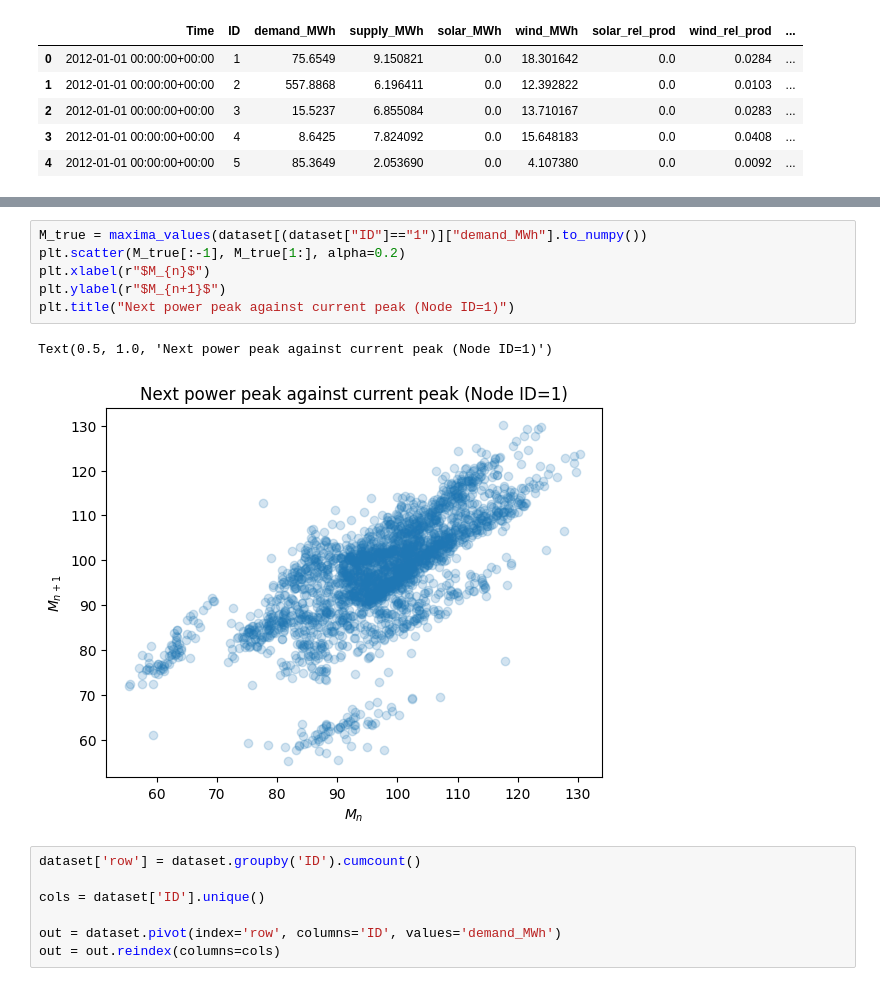
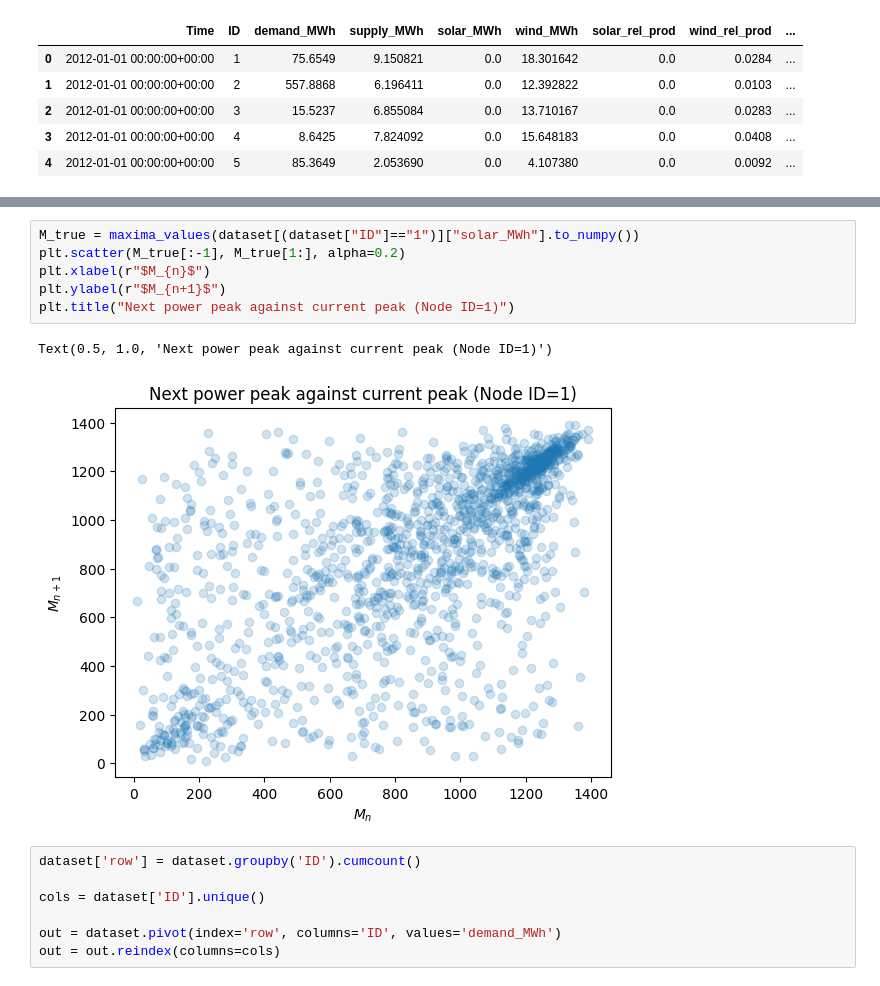
Before and after one commit to PatrickhCahill/jamboree2026, a Jupyter notebook: read-data.ipynb, the cells around one changed output, grey strips where cells are left out. Cells and saved outputs as stored; diff of their text form.

```diff
--- a/read-data.ipynb
+++ b/read-data.ipynb
@@ -30,12 +42,12 @@ def maxima_values(series):
 # %%
-M_true = maxima_values(dataset[(dataset["ID"]=="1")]["demand_MWh"].to_numpy())
+M_true = maxima_values(dataset[(dataset["ID"]=="1")]["solar_MWh"].to_numpy())
 plt.scatter(M_true[:-1], M_true[1:], alpha=0.2)
 plt.xlabel(r"$M_{n}$")
 plt.ylabel(r"$M_{n+1}$")
 plt.title("Next power peak against current peak (Node ID=1)")
 # %% [output]
 Text(0.5, 1.0, 'Next power peak against current peak (Node ID=1)')
-[figure, old version]
+[figure, new version]
 # %%
 dataset['row'] = dataset.groupby('ID').cumcount()
 
```
Also changed, not shown: parts of 10 cells of this notebook, 4 other files.
